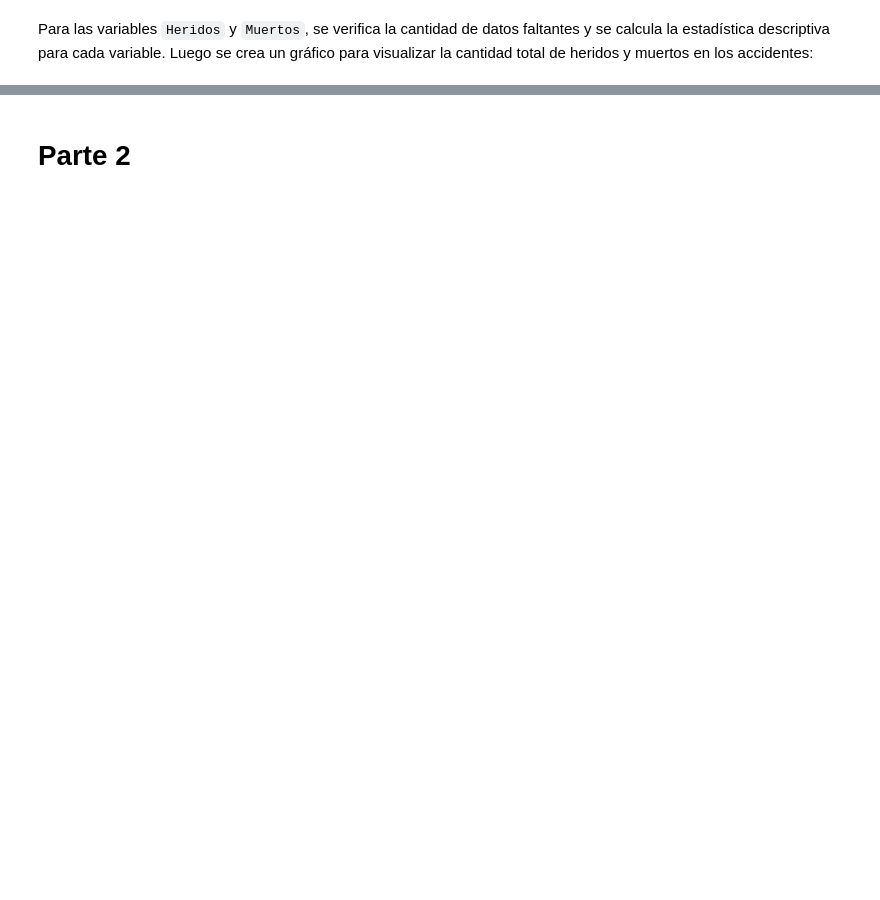
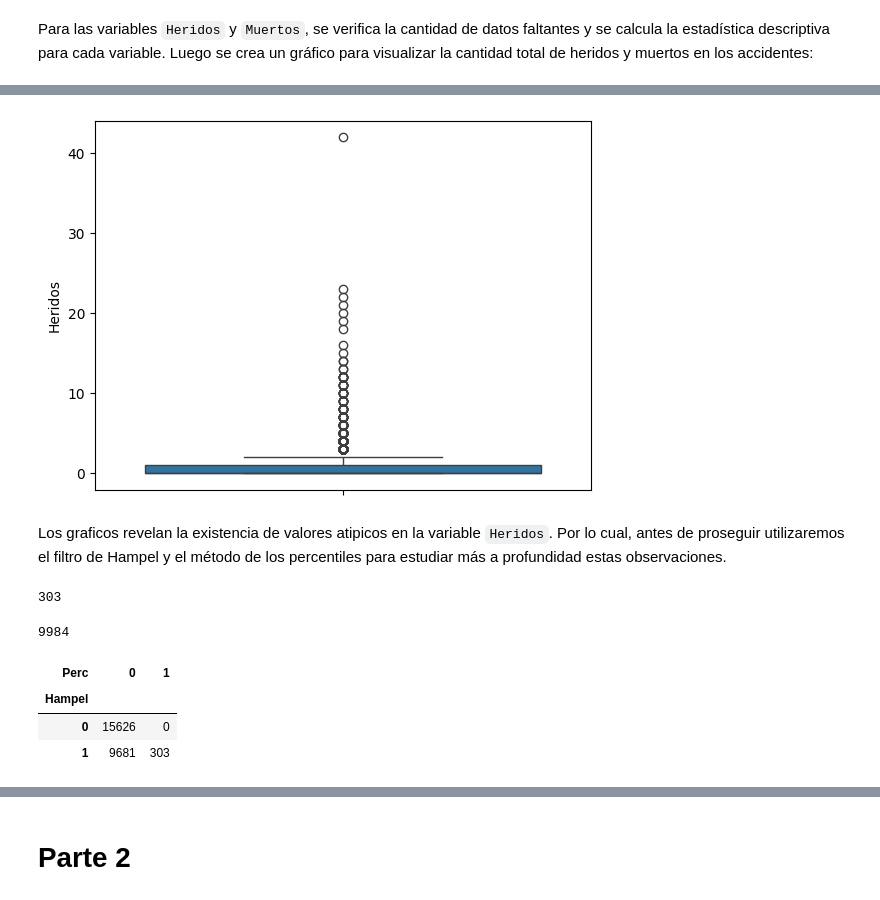
Before and after one commit to cjarango/DataViz, a Jupyter notebook: Practica # 5.ipynb, the cells around one changed output, grey strips where cells are left out. Cells and saved outputs as stored; diff of their text form; code cells hidden in the pictures; blank space fills up the shorter version.

```diff
--- a/Practica # 5.ipynb
+++ b/Practica # 5.ipynb
@@ -391,0 +522,5 @@ heridos_totales, muertos_totales
+# %%
+median = df['Muertos'].median()
+mad = (df['Muertos'] - median).abs().median()
+lower_bound = median - 3 * mad
+upper_bound = median + 3 * mad
@@ -391,0 +565,16 @@ heridos_totales, muertos_totales
+# %%
+sns.boxplot(df['Heridos'])
+plt.show()
+# %% [output]
+[figure, added]
+# %% [markdown]
+Los graficos revelan la existencia de valores atipicos en la variable `Heridos`. Por lo cual, antes de proseguir utilizaremos el filtro de Hampel y el método de los percentiles para estudiar más a profundidad estas observaciones.
+# %%
+# Identificación de outliers usando percentiles
+lower_bound = df['Heridos'].quantile(0.025)
+upper_bound = df['Heridos'].quantile(0.975)
+outlier_ind = df[(df['Heridos'] < lower_bound) | (df['Heridos'] > upper_bound)].index
+df['Perc'] = df.index.isin(outlier_ind).astype(int)
+len(outlier_ind)
+# %% [output]
+303
@@ -391,0 +587,13 @@ heridos_totales, muertos_totales
+# %%
+outlier_ind = df[(df['Heridos'] < lower_bound) | (df['Heridos'] > upper_bound)].index
+df['Hampel'] = df.index.isin(outlier_ind).astype(int)
+len(outlier_ind)
+# %% [output]
+9984
+# %%
+pd.crosstab(df['Hampel'], df['Perc'])
+# %% [output]
+| Perc | 0 | 1 |
+| Hampel |  |  |
+| 0 | 15626 | 0 |
+| 1 | 9681 | 303 |
```
Also changed, not shown: parts of 167 cells of this notebook.
